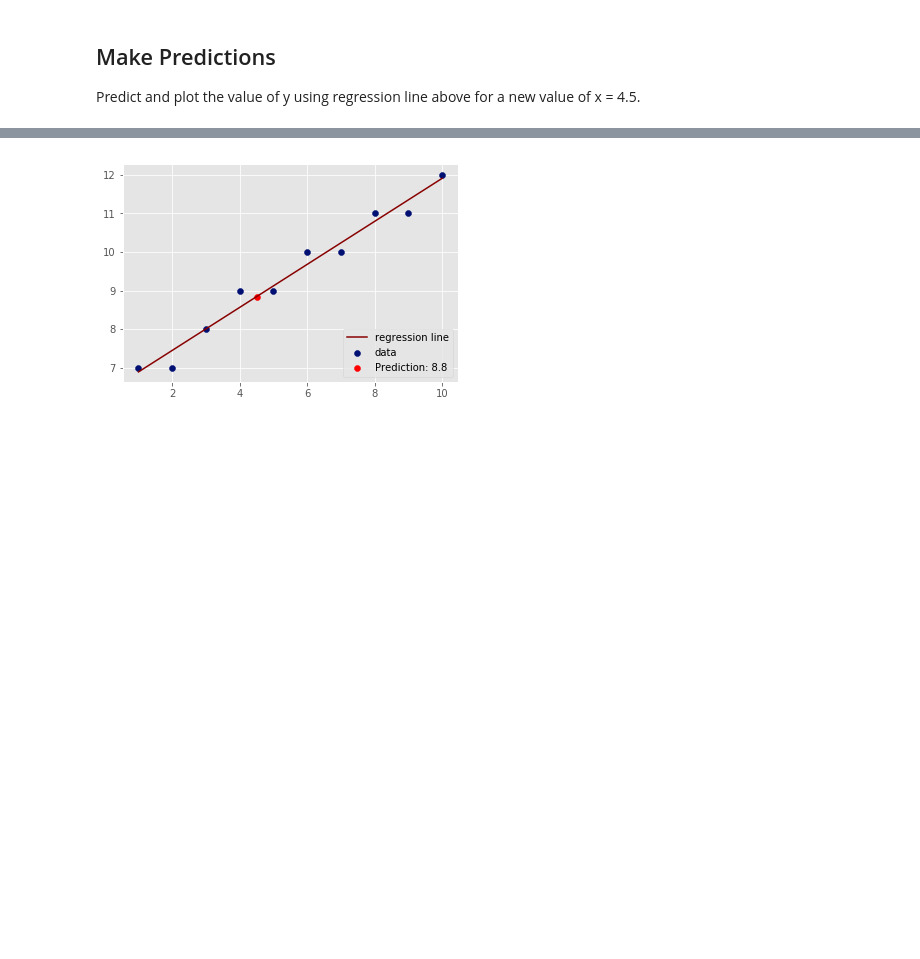
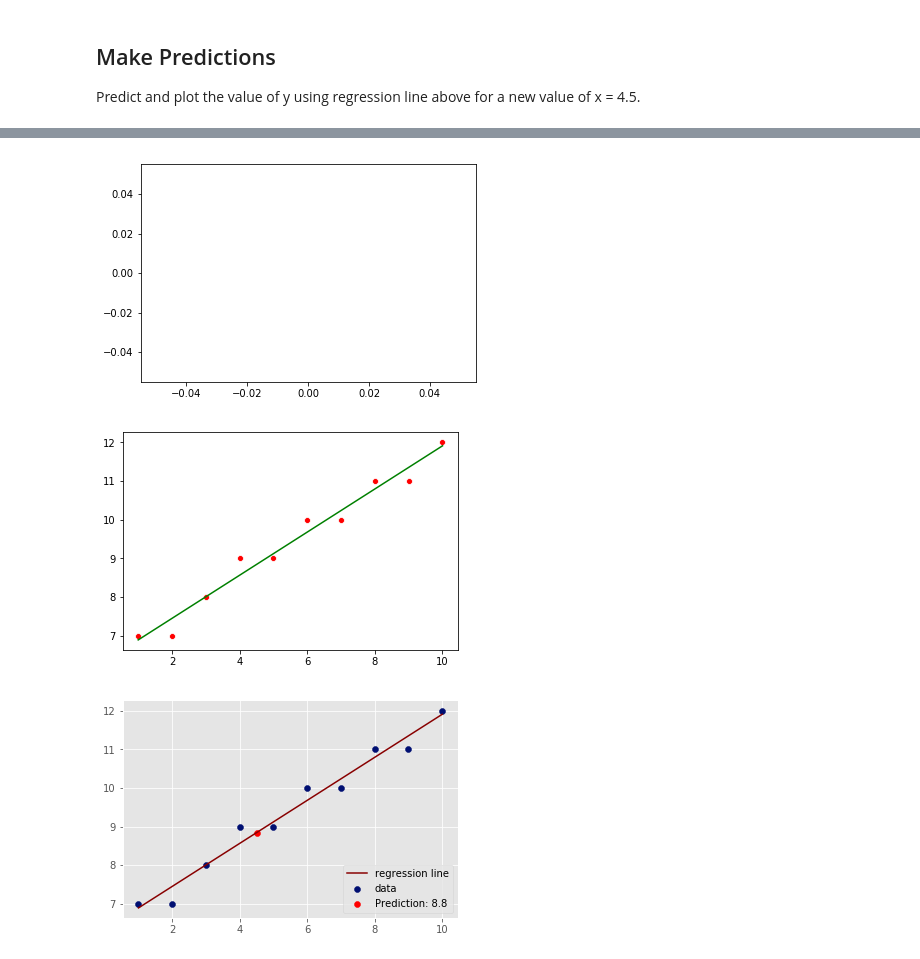
Before and after one commit to danjizquierdo/dsc-0-10-10-complete-regression-nyc-ds-career-012819, a Jupyter notebook: index.ipynb, the cells around one changed output, grey strips where cells are left out. Drawn from its saved outputs; the diff is of its cells as text; code cells hidden in the pictures; blank space fills up the shorter version.

```diff
--- a/index.ipynb
+++ b/index.ipynb
@@ -102,7 +102,7 @@ Predict and plot the value of y using regression line above for a new value of x
 import matplotlib.pyplot as plt
 # %%
 # Make prediction using given value and visualize on the scatter plot
-plt.plot(x=4.5,y=(m*4.5+b),'y')
+plt.plot(x=4.5,y=(m*4.5+b))
 plt.show()
 sns.scatterplot(X,Y,color='r')
 sns.lineplot(X,y_pred,color='g');
@@ -111,3 +110,5 @@ SyntaxError: positional argument follows keyword argument (<ipython-input-51-693
+[figure, added]
+[figure, added]
 # %%
 # %% [output]
 [figure]
```
Also changed, not shown: parts of 1 cell of this notebook.
